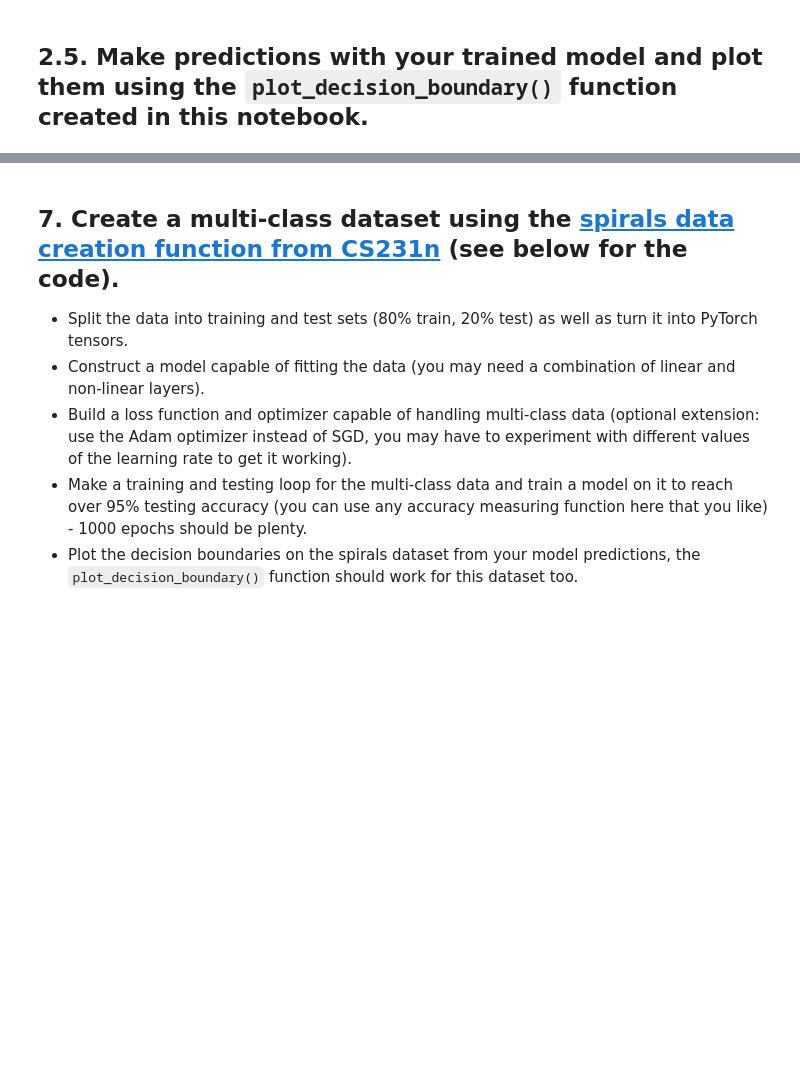
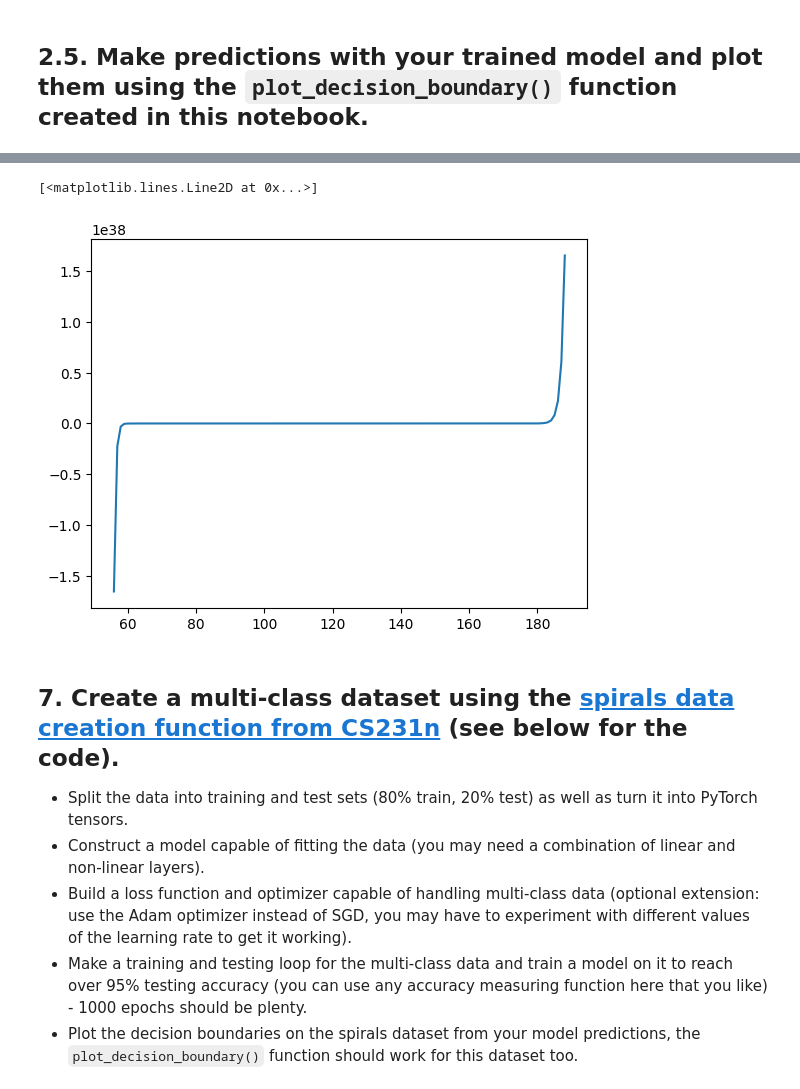
Before and after one commit to UMB200/AI_ML_pytorch_projects, a Jupyter notebook: 02_pytorch_classification_exercises.ipynb, the cells around one changed output, grey strips where cells are left out. Cells and saved outputs as stored; diff of their text form; code cells hidden in the pictures; blank space fills up the shorter version.

```diff
--- a/02_pytorch_classification_exercises.ipynb
+++ b/02_pytorch_classification_exercises.ipynb
@@ -244,3 +248,11 @@ plot_decision_boundary(model = model_moon, X = X_test, y = y_test)
+# %%
+# Replicate torch.tanh() and plot it
+# formula tanh(z) = (e^x - e^-z) / (e^z + e^-z)
+def tanh(x): return (torch.exp(x) - torch.exp(-x) / torch.exp(x) + torch.exp(-x))
+plt.plot(tanh(tensor_line))
+# %% [output]
+[<matplotlib.lines.Line2D at 0x...>]
+[figure, added]
 # %% [markdown]
 ## 7. Create a multi-class dataset using the [spirals data creation function from CS231n](https://cs231n.github.io/neural-networks-case-study/) (see below for the code).
   * Split the data into training and test sets (80% train, 20% test) as well as turn it into PyTorch tensors.
```
Also changed, not shown: parts of 10 cells of this notebook.
